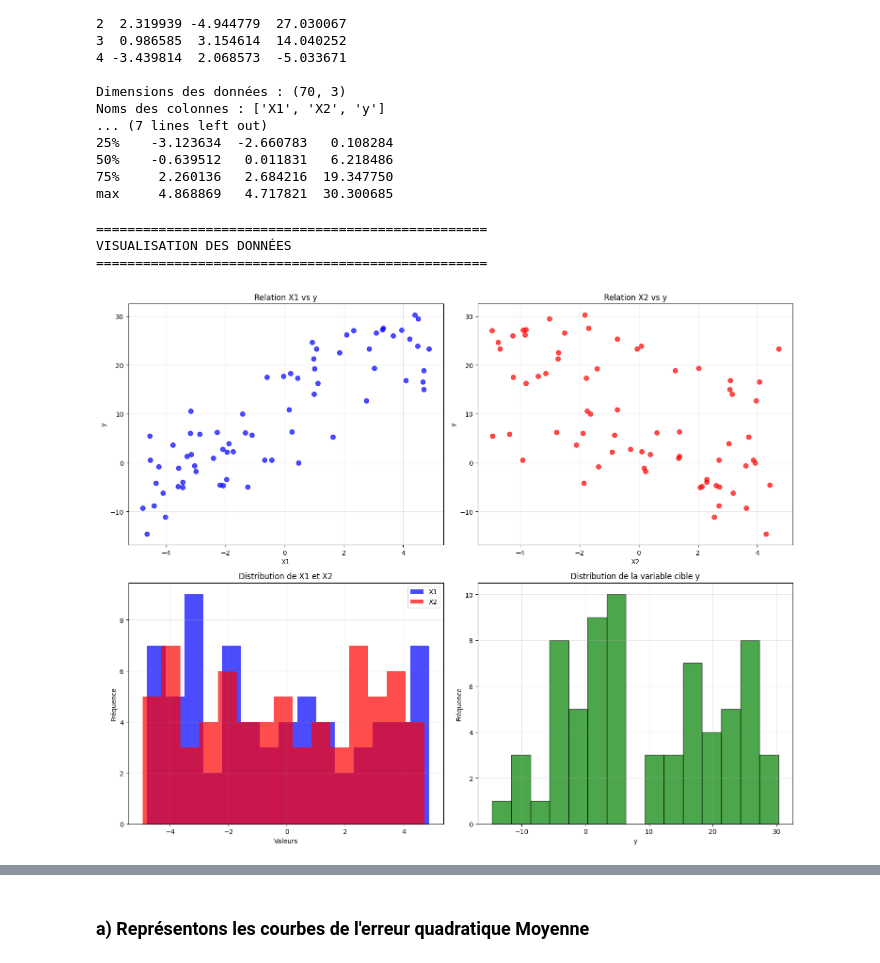
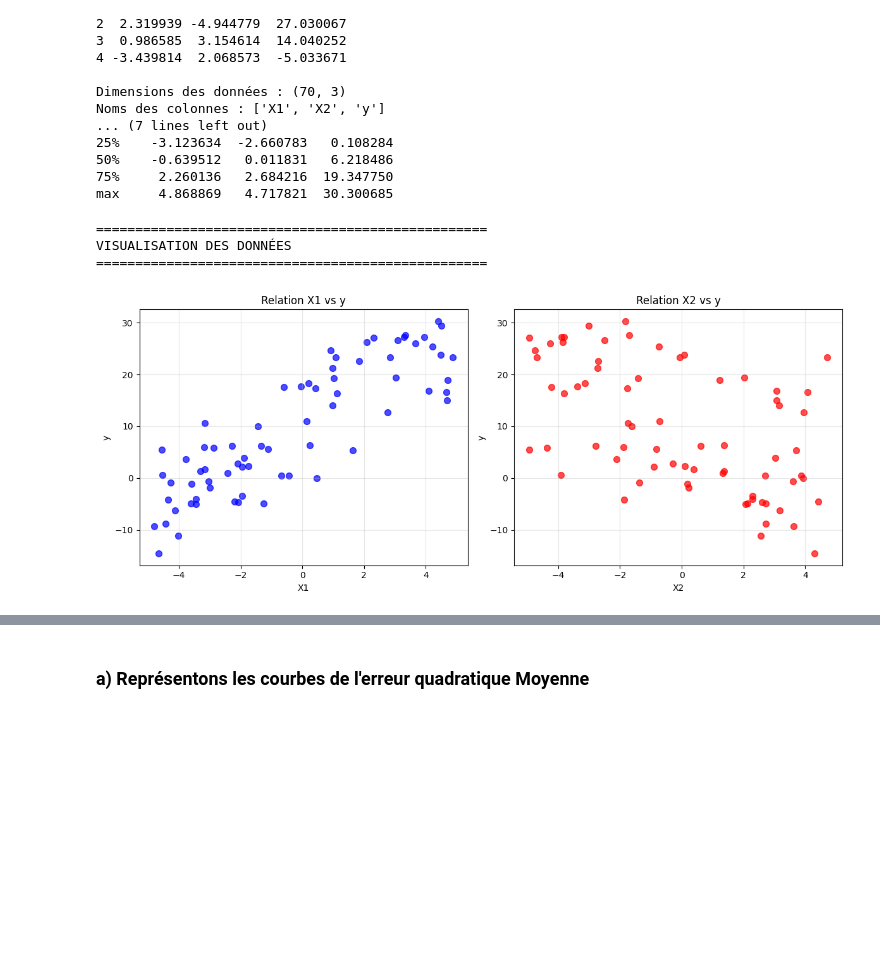
Before and after one commit to MKKT-4127-Optimisation-TPE/TPE_Calcul-symbolique, a Jupyter notebook: TPE-Fonction_erreur-SYMBOLIQUE.ipynb, the cells around one changed output, grey strips where cells are left out. Drawn from its saved outputs; the diff is of its cells as text; code cells hidden in the pictures; blank space fills up the shorter version.

```diff
--- a/TPE-Fonction_erreur-SYMBOLIQUE.ipynb
+++ b/TPE-Fonction_erreur-SYMBOLIQUE.ipynb
@@ -196,51 +196,34 @@ Noms des colonnes : ['X1', 'X2', 'y']
 75%     2.260136   2.684216  19.347750
 max     4.868869   4.717821  30.300685
 # %%
-
 # =============================================================================
-# 1. VISUALISATION EXPLORATOIRE DES DONNÉES
+# 1. VISUALISATION EXPLORATOIRE DES DONNÉES (seulement 2 graphiques)
 # =============================================================================
 
 print("\n" + "="*50)
 print("VISUALISATION DES DONNÉES")
 print("="*50)
 
-fig, axes = plt.subplots(2, 2, figsize=(15, 12))
+fig, axes = plt.subplots(1, 2, figsize=(12, 5))
 
 # Graphique X1 vs y
-axes[0, 0].scatter(data['X1'], data['y'], alpha=0.7, color='blue', s=50)
-axes[0, 0].set_xlabel('X1')
-axes[0, 0].set_ylabel('y')
-axes[0, 0].set_title('Relation X1 vs y')
-axes[0, 0].grid(True, alpha=0.3)
+axes[0].scatter(data['X1'], data['y'], alpha=0.7, color='blue', s=50)
+axes[0].set_xlabel('X1')
+axes[0].set_ylabel('y')
+axes[0].set_title('Relation X1 vs y')
+axes[0].grid(True, alpha=0.3)
 
 # Graphique X2 vs y
-axes[0, 1].scatter(data['X2'], data['y'], alpha=0.7, color='red', s=50)
-axes[0, 1].set_xlabel('X2')
-axes[0, 1].set_ylabel('y')
-axes[0, 1].set_title('Relation X2 vs y')
-axes[0, 1].grid(True, alpha=0.3)
-
-# Distribution de X1 et X2
-axes[1, 0].hist(data['X1'], bins=15, alpha=0.7, color='blue', label='X1')
-axes[1, 0].hist(data['X2'], bins=15, alpha=0.7, color='red', label='X2')
-axes[1, 0].set_xlabel('Valeurs')
-axes[1, 0].set_ylabel('Fréquence')
-axes[1, 0].set_title('Distribution de X1 et X2')
-axes[1, 0].legend()
-axes[1, 0].grid(True, alpha=0.3)
-
-# Distribution de y
-axes[1, 1].hist(data['y'], bins=15, alpha=0.7, color='green', edgecolor='black')
-axes[1, 1].set_xlabel('y')
-axes[1, 1].set_ylabel('Fréquence')
-axes[1, 1].set_title('Distribution de la variable cible y')
-axes[1, 1].grid(True, alpha=0.3)
+axes[1].scatter(data['X2'], data['y'], alpha=0.7, color='red', s=50)
+axes[1].set_xlabel('X2')
+axes[1].set_ylabel('y')
+axes[1].set_title('Relation X2 vs y')
+axes[1].grid(True, alpha=0.3)
 
 plt.tight_layout()
 plt.show()
 # %% [output]
 ==================================================
 VISUALISATION DES DONNÉES
 ==================================================
-[figure, old version]
+[figure, new version]
```
Also changed, not shown: parts of 7 cells of this notebook.
